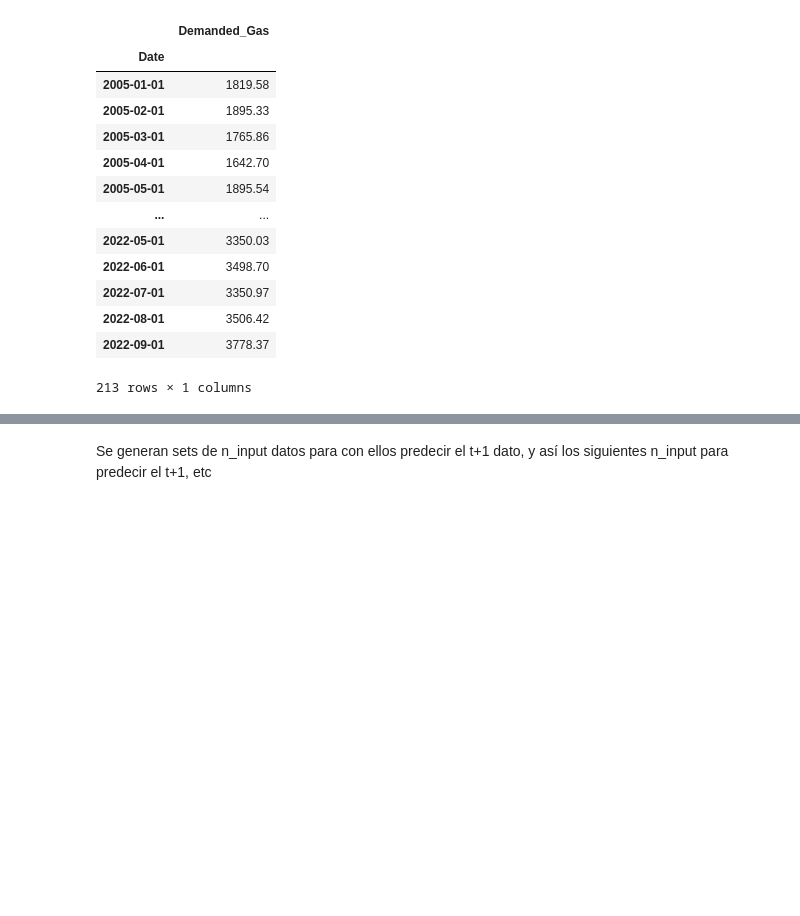
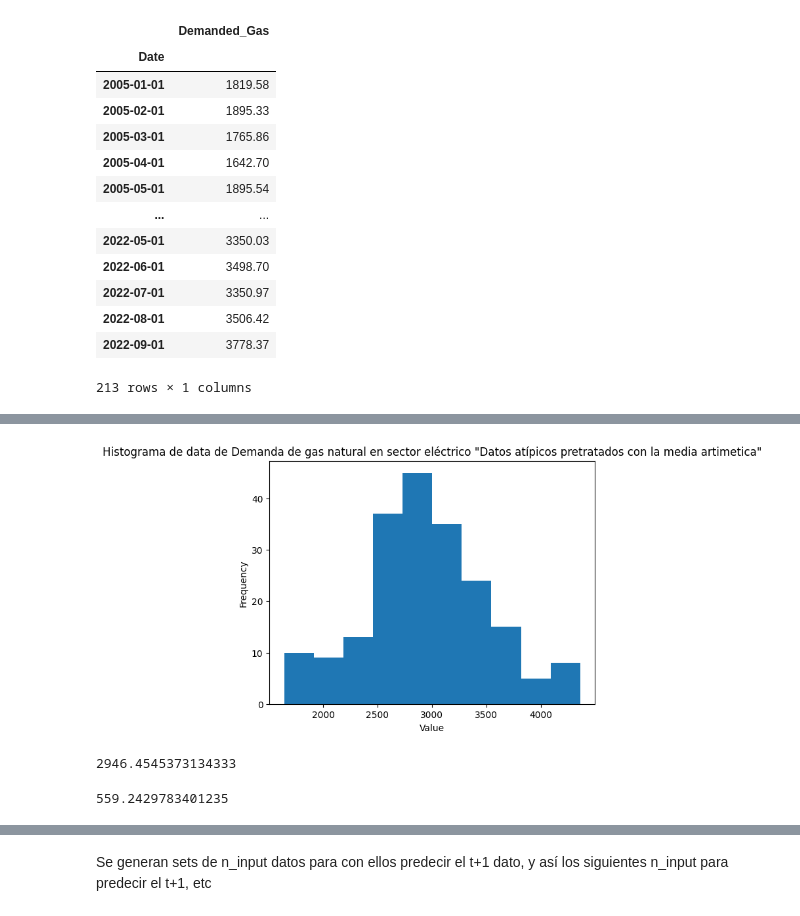
Before and after one commit to Sergio-Ibarra-1795/Diplomado_UNAM_DC_Full_gitHub, a Jupyter notebook: Diplomado_DS_Proyecto_Final/Demanda_electrico_FFNN_full_try0.ipynb, the cells around one changed output, grey strips where cells are left out. Cells and saved outputs as stored; diff of their text form; code cells hidden in the pictures; blank space fills up the shorter version.

```diff
--- a/Diplomado_DS_Proyecto_Final/Demanda_electrico_FFNN_full_try0.ipynb
+++ b/Diplomado_DS_Proyecto_Final/Demanda_electrico_FFNN_full_try0.ipynb
@@ -477 +505,22 @@ Date
 Name: Demanded_Gas, Length: 201, dtype: float64
+# %%
+# Generate the histogram
+plt.hist(demanda_electrico_train_data_pretratamiento_media, bins=10)  # Adjust the number of bins as per your data
+
+# Add labels and title
+plt.xlabel('Value')
+plt.ylabel('Frequency')
+plt.title('Histograma de data de Demanda de gas natural en sector eléctrico "Datos atípicos pretratados con la media artimetica"')
+
+# Display the plot
+plt.show()
+# %% [output]
+[figure, added]
+# %%
+demanda_electrico_train_data_pretratamiento_media.mean()
+# %% [output]
+2946.4545373134333
+# %%
+demanda_electrico_train_data_pretratamiento_media.std()
+# %% [output]
+559.2429783401235
```
Also changed, not shown: parts of 63 cells of this notebook.
